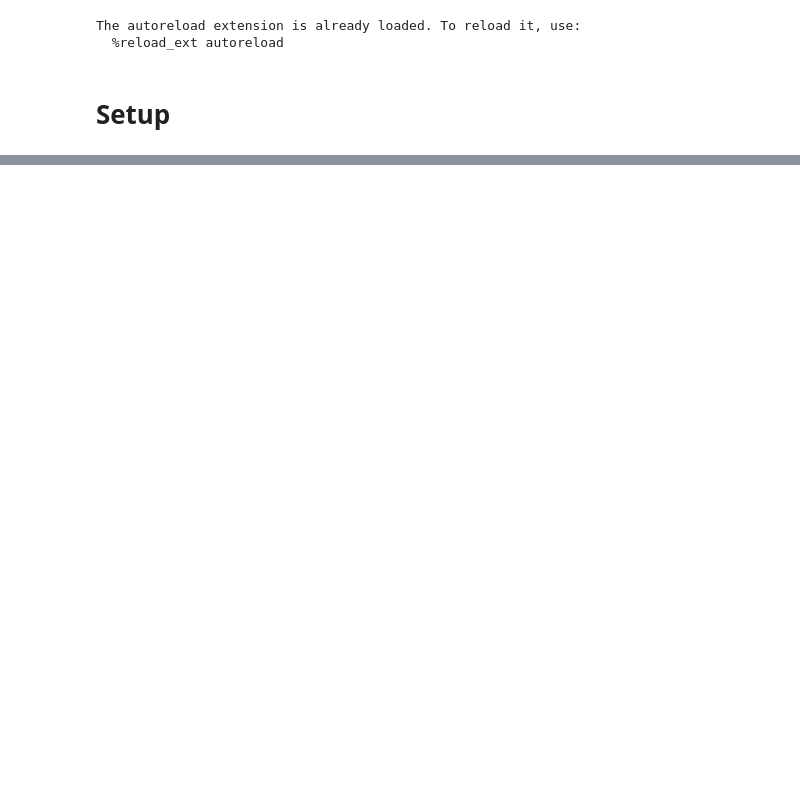
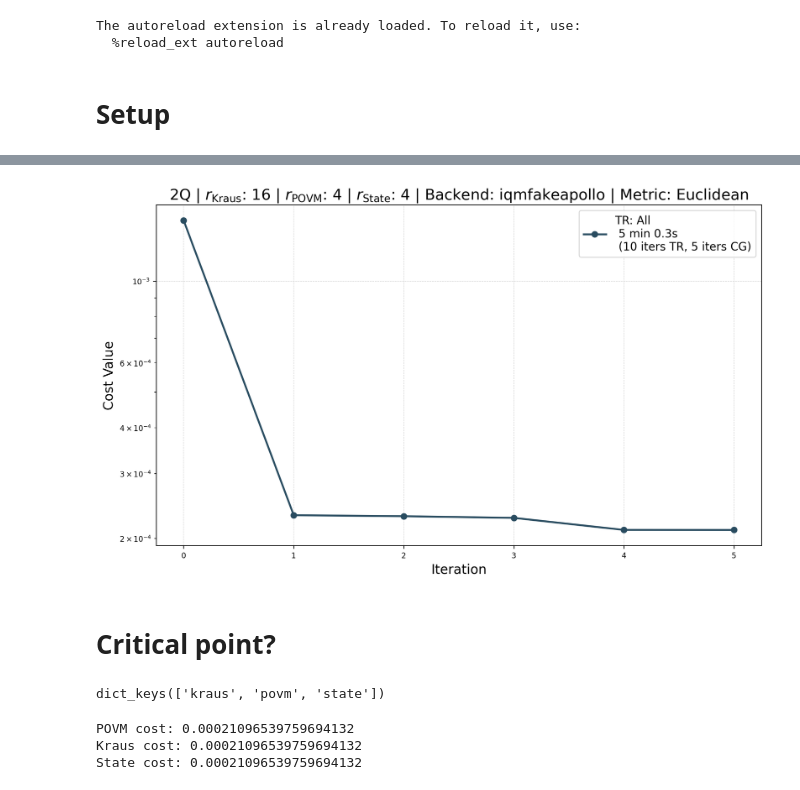
Before and after one commit to EmilianoG-byte/iqm-benchmarks, a Jupyter notebook: playground/num_sequences/slq_at_critical_point.ipynb, the cells around one changed output, grey strips where cells are left out. Saved outputs shown, nothing was run; the diff lists cells and outputs as text; code cells hidden in the pictures; blank space fills up the shorter version.

Commit message:
add work on hessian spectrum after optimization on 2Q with trust region

```diff
--- a/playground/num_sequences/slq_at_critical_point.ipynb
+++ b/playground/num_sequences/slq_at_critical_point.ipynb
@@ -59,0 +89,10 @@ state_psd_mgst = np.array(state_psd_jax)
+# %%
+num_iterations_all_tr = 2
+tr_schedule_verbose = OperatorSchedule.default(num_iterations_all_tr, TrustRegionOptions(num_iterations=10, verbose=True, verbose_cg=True, num_iterations_cg=5))
+
+optimization_schedule_all_tr = {
+    "kraus": tr_schedule_verbose,
+    "povm": tr_schedule_verbose,
+    "state": tr_schedule_verbose
+}
+optimization_schedule_all_tr
@@ -59,0 +105,9 @@ state_psd_mgst = np.array(state_psd_jax)
+# %%
+optimized_operators_all_tr, cost_fn_history_all_tr = run_riemannian_optimization(
+    **init_operators_jax,
+    cost_function=cost_function_jax_mps,
+    cost_fn_kwargs=cost_fn_kwargs,
+    num_iterations=num_iterations_all_tr,
+    optimization_schedule=optimization_schedule_all_tr,
+    verbose=True,
+)
@@ -59,0 +132,20 @@ state_psd_mgst = np.array(state_psd_jax)
+# %%
+cost_fn_lists = [
+    cost_fn_history_all_tr,
+]
+
+labels = [
+    "TR: All \n 5 min 0.3s \n (10 iters TR, 5 iters CG)",
+]
+
+title = rf"{num_qubits}Q | $r_\mathrm{{Kraus}}$: {kraus_rank} | $r_\mathrm{{POVM}}$: {povm_rank} | $r_\mathrm{{State}}$: {state_rank} | Backend: {backend} | Metric: Euclidean"
+
+plot_cost_function(cost_fn_lists, title=title, labels=labels)
+# %% [output]
+[figure, added]
+# %% [markdown]
+# Critical point?
+# %%
+optimized_operators_all_tr.keys()
+# %% [output]
+dict_keys(['kraus', 'povm', 'state'])
@@ -59,0 +164,9 @@ state_psd_mgst = np.array(state_psd_jax)
+# %%
+# Sanity check for the cost function at each of these
+print("POVM cost:", cost_fn_x_povm(povm_psd_opt))
+print("Kraus cost:", cost_fn_x_kraus(kraus_tensor_opt))
+print("State cost:", cost_fn_x_state(state_psd_opt))
+# %% [output]
+POVM cost: 0.00021096539759694132
+Kraus cost: 0.00021096539759694132
+State cost: 0.00021096539759694132
```
Also changed, not shown: parts of 19 cells of this notebook, 3 other files.
